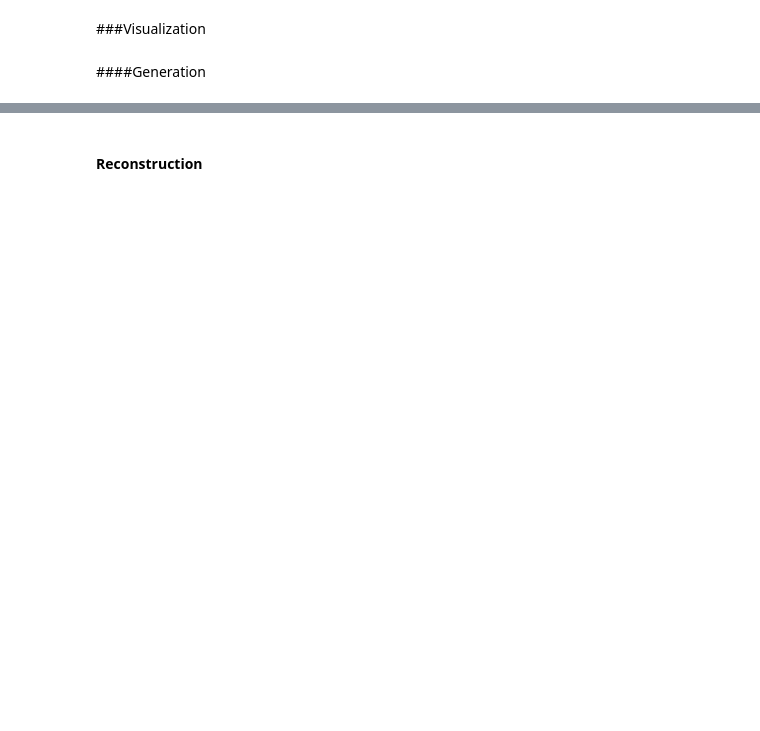
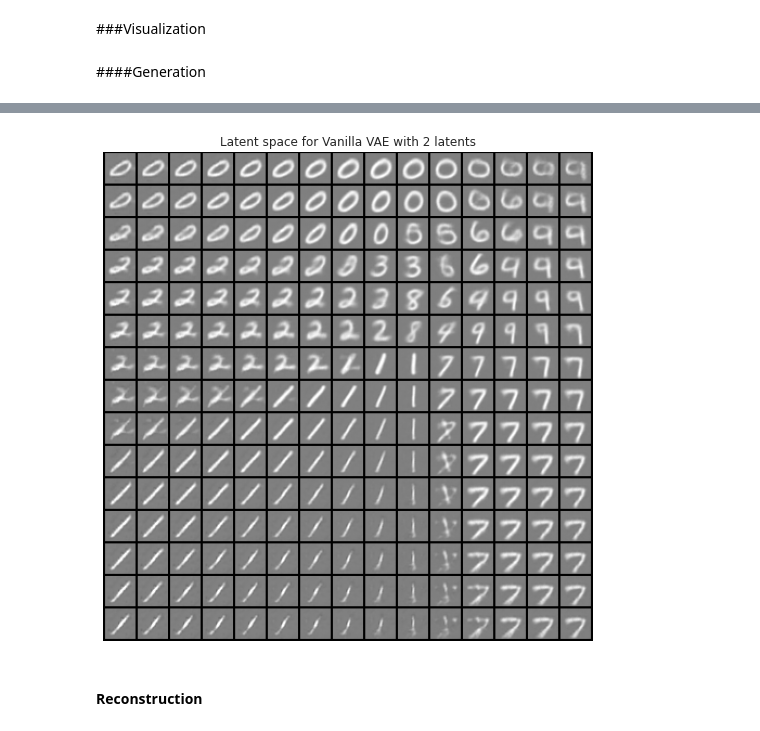
Before and after one commit to intsystems/BMM, a Jupyter notebook: lab2/BarabanshchikovaTask2.ipynb, the cells around one changed output, grey strips where cells are left out. Drawn from its saved outputs; the diff is of its cells as text; code cells hidden in the pictures; blank space fills up the shorter version.

```diff
--- a/lab2/BarabanshchikovaTask2.ipynb
+++ b/lab2/BarabanshchikovaTask2.ipynb
@@ -449,6 +448,6 @@ plt.show()
 # %%
-grid1 = jnp.linspace(-1, 2, 15)
-grid2 = jnp.linspace(-4, 1, 15)
+grid1 = jnp.linspace(-4, 2, 15)
+grid2 = jnp.linspace(-4, 2, 15)
 grid = jnp.stack(jnp.meshgrid(grid1, grid2)).transpose(1, 2, 0)
 normal = jax.random.normal(rng, (2,))
 z = (grid + normal).reshape(-1, 2)
@@ -459,7 +458,7 @@ imgs = trainer.model_bd.decoder(z)
 imgs = jax_to_torch(imgs)
 grid = torchvision.utils.make_grid(imgs, nrow=15, normalize=True, value_range=(-1,1))
 grid = grid.permute(1, 2, 0)
-plt.figure(figsize=(7,4.5))
+plt.figure(figsize=(14,9))
 plt.title(f"Latent space for Vanilla VAE with 2 latents")
 plt.imshow(grid)
 plt.axis('off')
@@ -469,3 +467,4 @@ plt.show()
+[figure, added]
 # %% [markdown]
 #### Reconstruction
 # %%
```
Also changed, not shown: parts of 32 cells of this notebook.
